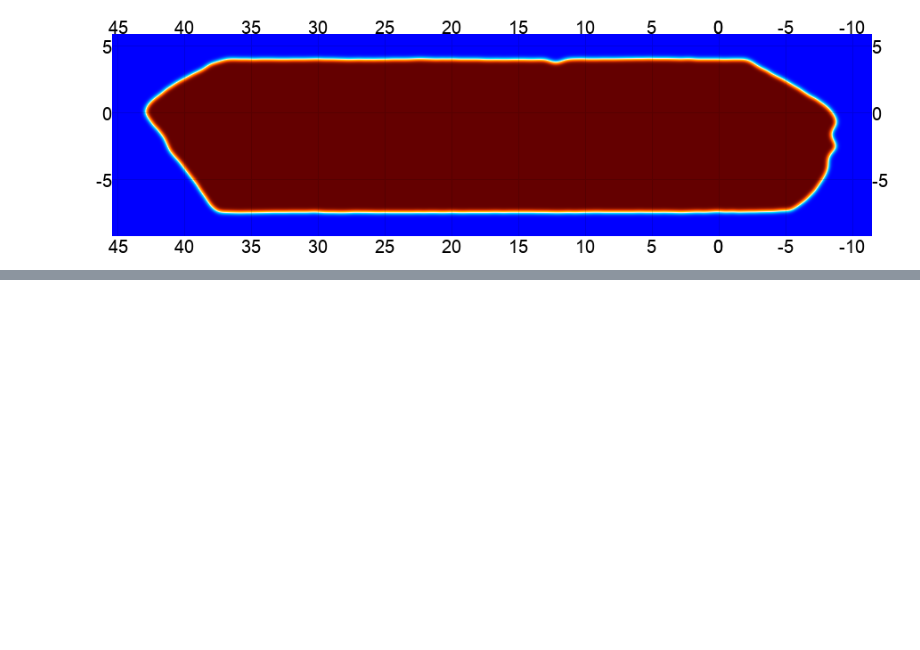
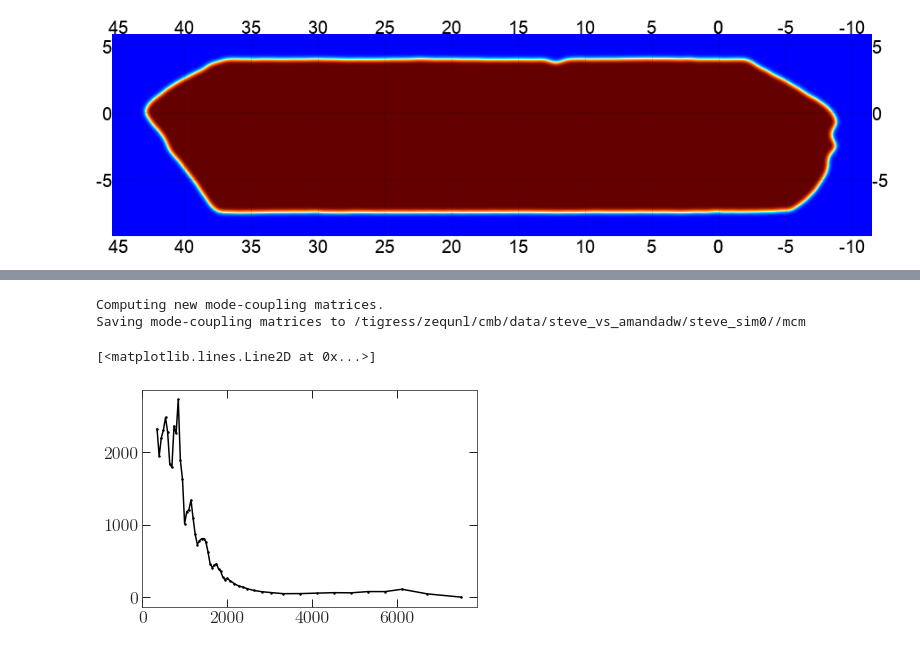
Before and after one commit to xzackli/spectra_comparison_on_sims, a Jupyter notebook: SpectraTest.ipynb, the cells around one changed output, grey strips where cells are left out. Drawn from its saved outputs; the diff is of its cells as text; code cells hidden in the pictures; blank space fills up the shorter version.

Commit message:
reproduced Amanda's spectra results

```diff
--- a/SpectraTest.ipynb
+++ b/SpectraTest.ipynb
@@ -43,0 +100,29 @@ namap_list = [nw.namap_car(
+# %%
+mc = nw.mode_coupling(namap_list[0], namap_list[1], bins,
+                      mcm_dir=f'{data_root}/mcm',
+                      overwrite=True
+                     )
+# %% [output]
+Computing new mode-coupling matrices.
+Saving mode-coupling matrices to /tigress/zequnl/cmb/data/steve_vs_amandadw/steve_sim0//mcm
+# %%
+spec_dict = {}
+TT_cross_spectra = []
+TE_cross_spectra = []
+EE_cross_spectra = []
+# we reuse the mode coupling matrix `mc` from earlier
+for i in range(len(namap_list)):
+    for j in range(len(namap_list)):
+        if i >= j:
+            Cb = nw.compute_spectra(
+                namap_list[i], namap_list[j], mc=mc)
+            for clXY in Cb:
+                spec_dict[f"{clXY},{i},{j}"] = Cb[clXY]
+            if i > j:
+                TT_cross_spectra += [Cb['TT']]
+                TE_cross_spectra += [Cb['TE']]
+                TE_cross_spectra += [Cb['ET']]
+                EE_cross_spectra += [Cb['EE']]
+
+mean_Cltt = np.sum(TT_cross_spectra, axis=0) / len(TT_cross_spectra)
+se_Cltt = np.std(TT_cross_spectra, axis=0)/np.sqrt(len(TT_cross_spectra))
@@ -43,0 +131,10 @@ namap_list = [nw.namap_car(
+# %%
+# STEVE CHOI
+lbin_sc, dltt_sc, dlte_sc, dlee_sc = np.loadtxt(
+    f'{data_root}/d56_f090_sim0_spectra_from_steve.txt', unpack=True)
+# AMANDA M
+lbin_am, dltt_am, dlte_am, dlee_am = np.loadtxt(
+    f'{data_root}/stevesim0_d56_f090.txt', unpack=True)
+# THEORY
+lbin_th,  TT_th, EE_th, BB_th,TE_th  = np.loadtxt(
+    f'./lcdm.txt', unpack=True)
@@ -43,0 +146,12 @@ namap_list = [nw.namap_car(
+# %%
+# plt.plot(lb, dbtt_th, '-')
+plt.plot(lbin_sc, mean_Cltt[7:])
+# plt.plot(lbin_am, transfer_TT)
+# plt.plot(lbin_sc, dltt_sc / dltt_sc)
+# plt.plot(lbin_sc, dltt_am[7:] / dltt_sc)
+# plt.yscale('log')
+
+# plt.ylim(-0.2, 2.2)
+# %% [output]
+[<matplotlib.lines.Line2D at 0x...>]
+[figure, added]
```
Also changed, not shown: parts of 11 cells of this notebook, 2 other files.
